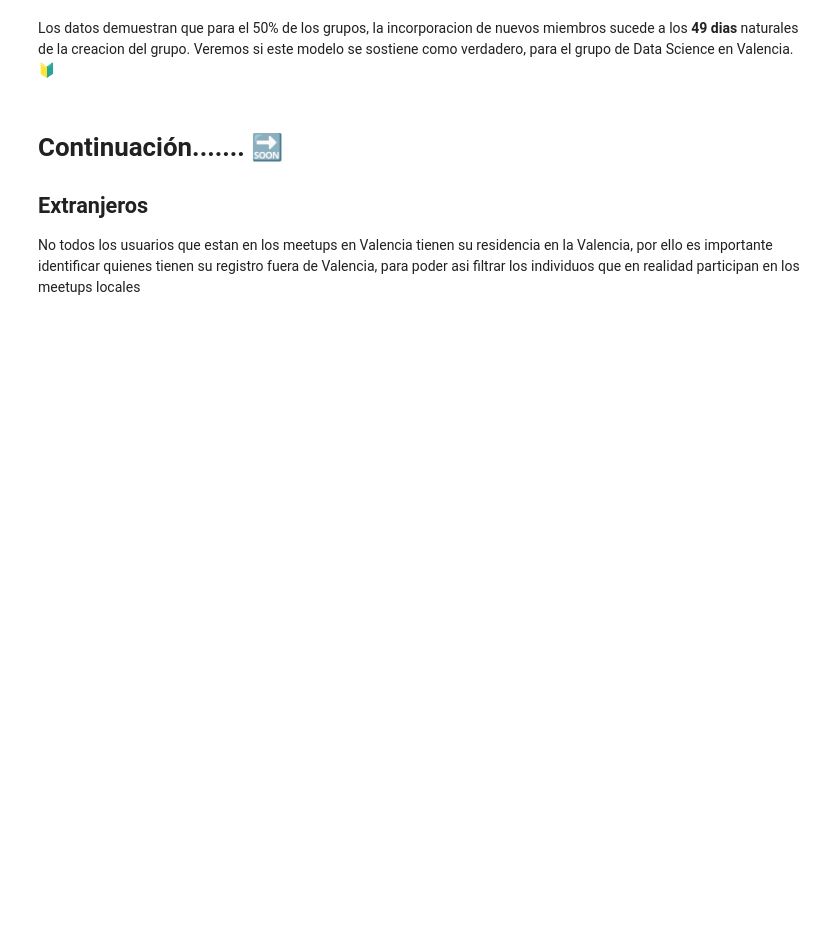
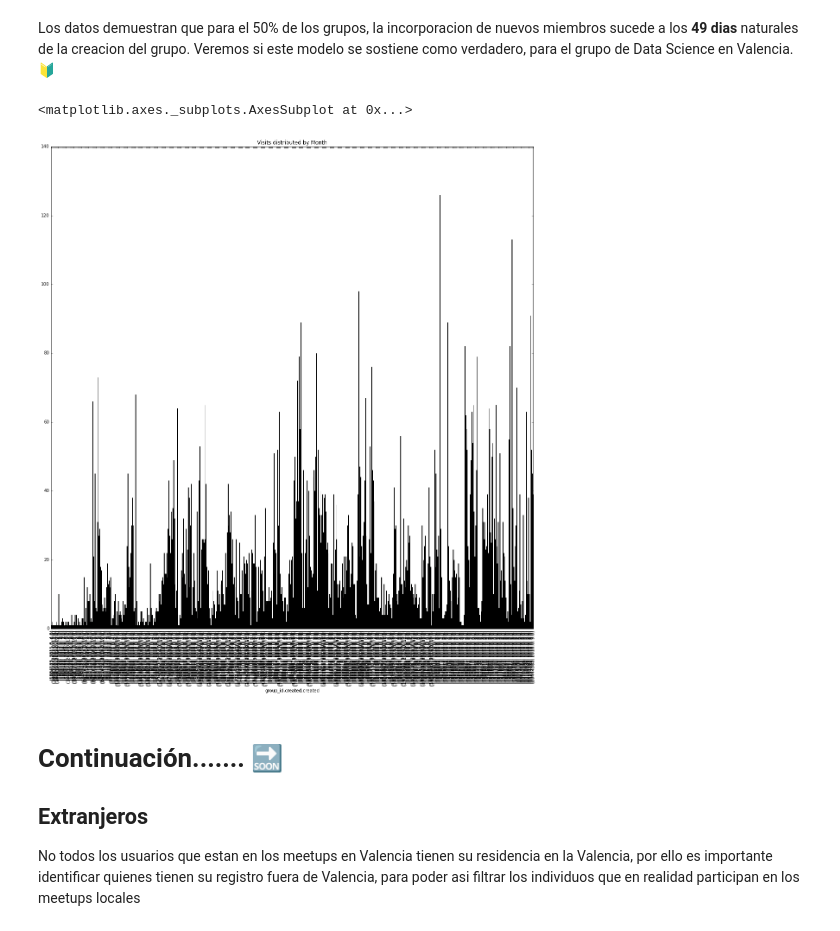
Before and after one commit to canimus/bigdatavlc, a Jupyter notebook: Meetup Tech Groups - Valencia.ipynb, the cells around one changed output. Cells and saved outputs as stored; diff of their text form; code cells hidden in the pictures; blank space fills up the shorter version.

```diff
--- a/Meetup Tech Groups - Valencia.ipynb
+++ b/Meetup Tech Groups - Valencia.ipynb
@@ -226,7 +226,10 @@ dtype: float64
 Los datos demuestran que para el 50% de los grupos, la incorporacion de nuevos miembros sucede a los __49 dias__ naturales de la creacion del grupo. Veremos si este modelo se sostiene como verdadero, para el grupo de Data Science en Valencia. &#x1f530;
 # %%
 # Impresion de grafico complejo para monitoreo de adicion a grupos
-#pd.groupby(df2, by=[df2.group_id, df2.created.dt.year, df2.created.dt.month]).size().plot(kind="bar", title="Visits distributed by Month", color="green", figsize=(20,20))
+pd.groupby(df2, by=[df2.group_id, df2.created.dt.year, df2.created.dt.month]).size().plot(kind="bar", title="Visits distributed by Month", color="green", figsize=(20,20))
+# %% [output]
+<matplotlib.axes._subplots.AxesSubplot at 0x...>
+[figure, added]
 # %% [markdown]
 # Continuación....... &#x1f51c;
 
```
Also changed, not shown: parts of 13 cells of this notebook, 1 other file.
